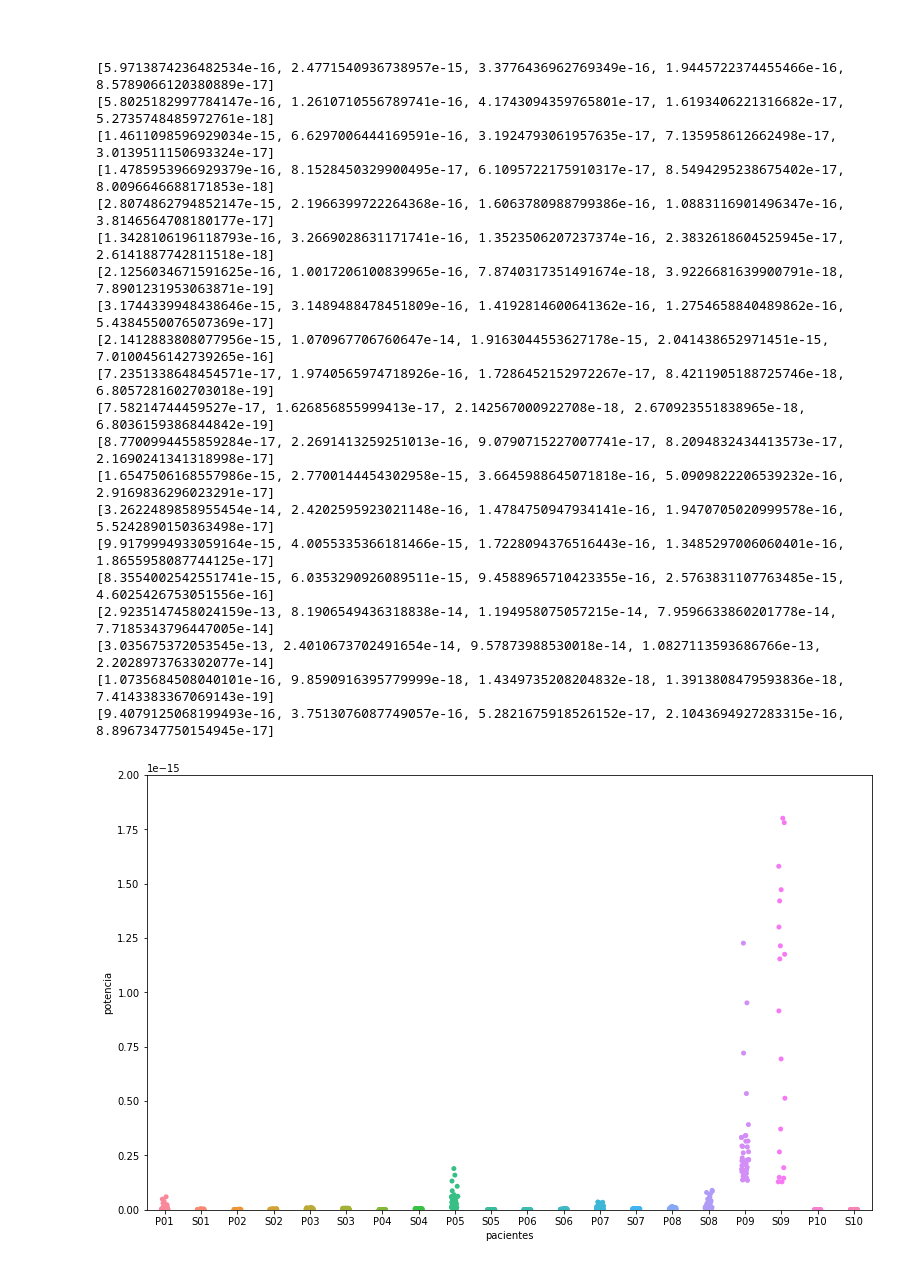
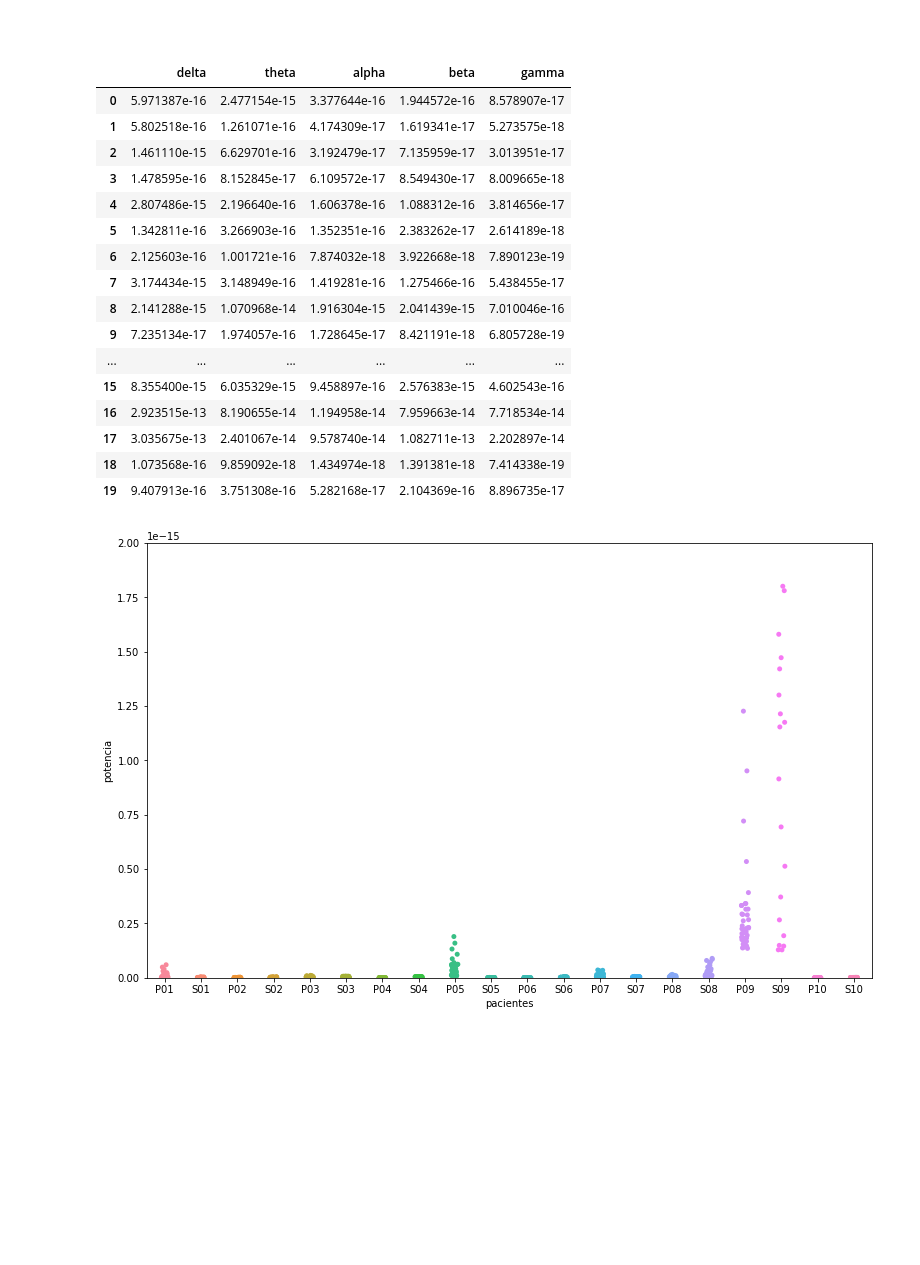
Before and after one commit to fhosen/CienciaDeDatos, a Jupyter notebook: TP2/TP2.ipynb, the cells around one changed output. Saved outputs shown, nothing was run; the diff lists cells and outputs as text; code cells hidden in the pictures; blank space fills up the shorter version.

```diff
--- a/TP2/TP2.ipynb
+++ b/TP2/TP2.ipynb
@@ -55,45 +59,42 @@ plt.show()
 # %%
 import numpy as np
 
 bandas = [0, 4, 8, 13, 30, 45]
 bandaspaciente = []
 
 for paciente in pacientes:
     dtfspatient = None
     test = sio.loadmat(paciente)["data"]
     avg1 = np.mean(test, axis = 1)
     avg2 = np.mean(avg1, axis = 0)
     freq, pot = sig.welch(avg2, fs = 250, nfft = 2048)
     bandaspaciente.append([])
 
     for i in range(len(bandas) -1):
         inicio = bandas[i]
         fin = bandas[i+1]
         valores = [pot[i] for i in range(len(pot)) if freq[i] >= inicio and freq[i] < fin]
         bandaspaciente[-1].append(sum(valores))
 
-    print bandaspaciente[-1]
+pd.DataFrame(bandaspaciente, columns = ["delta", "theta", "alpha", "beta", "gamma"])
 # %% [output]
-[5.9713874236482534e-16, 2.4771540936738957e-15, 3.3776436962769349e-16, 1.9445722374455466e-16, 8.5789066120380889e-17]
-[5.8025182997784147e-16, 1.2610710556789741e-16, 4.1743094359765801e-17, 1.6193406221316682e-17, 5.2735748485972761e-18]
-[1.4611098596929034e-15, 6.6297006444169591e-16, 3.1924793061957635e-17, 7.135958612662498e-17, 3.0139511150693324e-17]
-[1.4785953966929379e-16, 8.1528450329900495e-17, 6.1095722175910317e-17, 8.5494295238675402e-17, 8.0096646688171853e-18]
-[2.8074862794852147e-15, 2.1966399722264368e-16, 1.6063780988799386e-16, 1.0883116901496347e-16, 3.8146564708180177e-17]
-[1.3428106196118793e-16, 3.2669028631171741e-16, 1.3523506207237374e-16, 2.3832618604525945e-17, 2.6141887742811518e-18]
-[2.1256034671591625e-16, 1.0017206100839965e-16, 7.8740317351491674e-18, 3.9226681639900791e-18, 7.8901231953063871e-19]
-[3.1744339948438646e-15, 3.1489488478451809e-16, 1.4192814600641362e-16, 1.2754658840489862e-16, 5.4384550076507369e-17]
-[2.1412883808077956e-15, 1.070967706760647e-14, 1.9163044553627178e-15, 2.041438652971451e-15, 7.0100456142739265e-16]
-[7.2351338648454571e-17, 1.9740565974718926e-16, 1.7286452152972267e-17, 8.4211905188725746e-18, 6.8057281602703018e-19]
-[7.58214744459527e-17, 1.626856855999413e-17, 2.142567000922708e-18, 2.670923551838965e-18, 6.8036159386844842e-19]
-[8.7700994455859284e-17, 2.2691413259251013e-16, 9.0790715227007741e-17, 8.2094832434413573e-17, 2.1690241341318998e-17]
-[1.6547506168557986e-15, 2.7700144454302958e-15, 3.6645988645071818e-16, 5.0909822206539232e-16, 2.9169836296023291e-17]
-[3.2622489858955454e-14, 2.4202595923021148e-16, 1.4784750947934141e-16, 1.9470705020999578e-16, 5.5242890150363498e-17]
-[9.9179994933059164e-15, 4.0055335366181466e-15, 1.7228094376516443e-16, 1.3485297006060401e-16, 1.8655958087744125e-17]
-[8.3554002542551741e-15, 6.0353290926089511e-15, 9.4588965710423355e-16, 2.5763831107763485e-15, 4.6025426753051556e-16]
-[2.9235147458024159e-13, 8.1906549436318838e-14, 1.194958075057215e-14, 7.9596633860201778e-14, 7.7185343796447005e-14]
-[3.035675372053545e-13, 2.4010673702491654e-14, 9.57873988530018e-14, 1.0827113593686766e-13, 2.2028973763302077e-14]
-[1.0735684508040101e-16, 9.8590916395779999e-18, 1.4349735208204832e-18, 1.3913808479593836e-18, 7.4143383367069143e-19]
-[9.4079125068199493e-16, 3.7513076087749057e-16, 5.2821675918526152e-17, 2.1043694927283315e-16, 8.8967347750154945e-17]
+|  | delta | theta | alpha | beta | gamma |
+| 0 | 5.971387e-16 | 2.477154e-15 | 3.377644e-16 | 1.944572e-16 | 8.578907e-17 |
+| 1 | 5.802518e-16 | 1.261071e-16 | 4.174309e-17 | 1.619341e-17 | 5.273575e-18 |
+| 2 | 1.461110e-15 | 6.629701e-16 | 3.192479e-17 | 7.135959e-17 | 3.013951e-17 |
+| 3 | 1.478595e-16 | 8.152845e-17 | 6.109572e-17 | 8.549430e-17 | 8.009665e-18 |
+| 4 | 2.807486e-15 | 2.196640e-16 | 1.606378e-16 | 1.088312e-16 | 3.814656e-17 |
+| 5 | 1.342811e-16 | 3.266903e-16 | 1.352351e-16 | 2.383262e-17 | 2.614189e-18 |
+| 6 | 2.125603e-16 | 1.001721e-16 | 7.874032e-18 | 3.922668e-18 | 7.890123e-19 |
+| 7 | 3.174434e-15 | 3.148949e-16 | 1.419281e-16 | 1.275466e-16 | 5.438455e-17 |
+| 8 | 2.141288e-15 | 1.070968e-14 | 1.916304e-15 | 2.041439e-15 | 7.010046e-16 |
+| 9 | 7.235134e-17 | 1.974057e-16 | 1.728645e-17 | 8.421191e-18 | 6.805728e-19 |
+| ... | ... | ... | ... | ... | ... |
+| 15 | 8.355400e-15 | 6.035329e-15 | 9.458897e-16 | 2.576383e-15 | 4.602543e-16 |
+| 16 | 2.923515e-13 | 8.190655e-14 | 1.194958e-14 | 7.959663e-14 | 7.718534e-14 |
+| 17 | 3.035675e-13 | 2.401067e-14 | 9.578740e-14 | 1.082711e-13 | 2.202897e-14 |
+| 18 | 1.073568e-16 | 9.859092e-18 | 1.434974e-18 | 1.391381e-18 | 7.414338e-19 |
+| 19 | 9.407913e-16 | 3.751308e-16 | 5.282168e-17 | 2.104369e-16 | 8.896735e-17 |
 # %%
 import seaborn as sb
 import matplotlib.pyplot as plt
```
Also changed, not shown: parts of 5 cells of this notebook, 1 other file.
